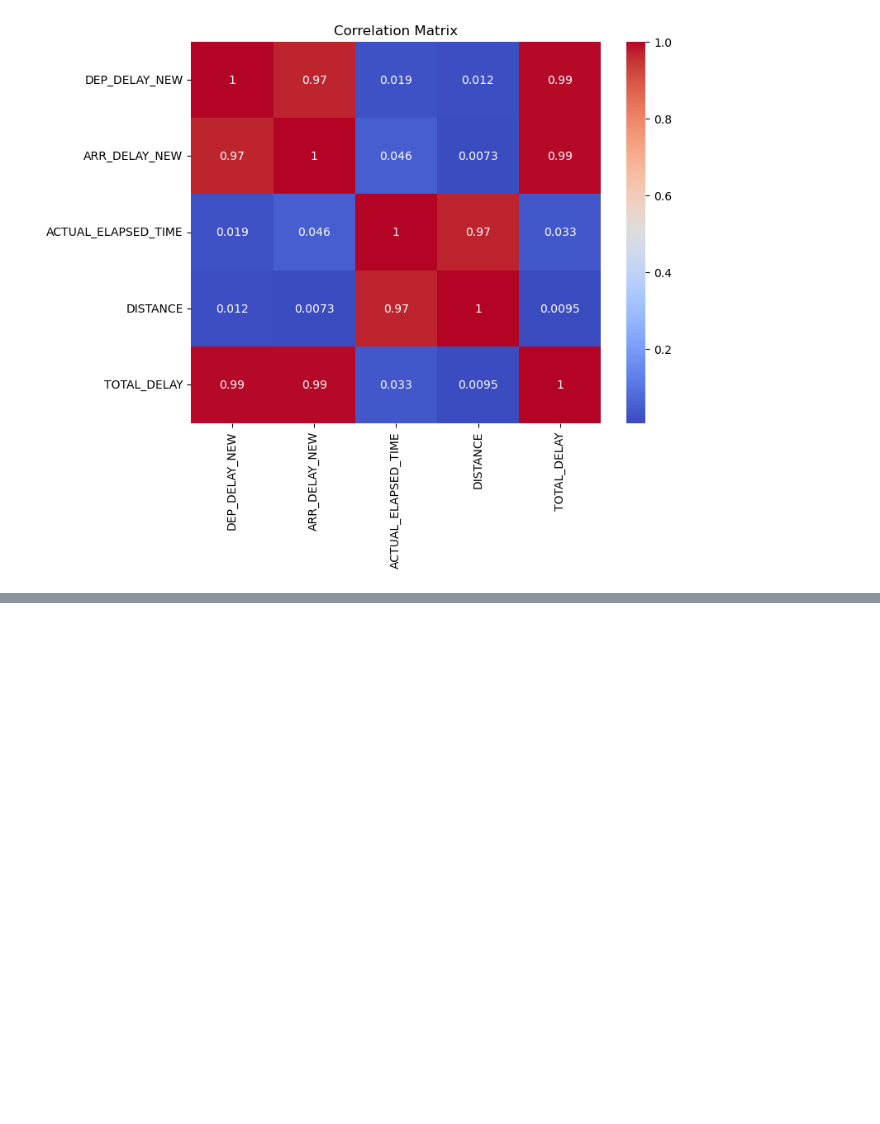
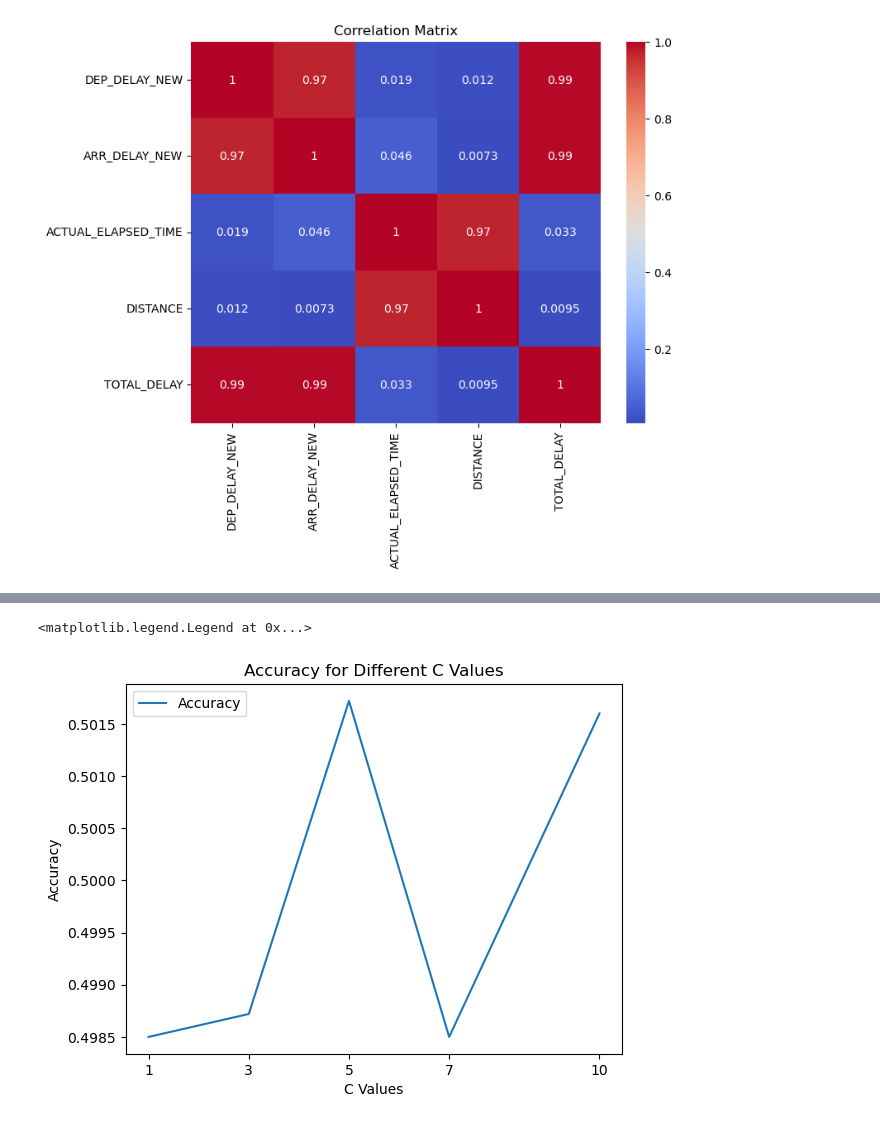
Before and after one commit to ssamat/COGS109, a Jupyter notebook: Final_Project_Template.ipynb, the cells around one changed output, grey strips where cells are left out. Saved outputs shown, nothing was run; the diff lists cells and outputs as text; code cells hidden in the pictures; blank space fills up the shorter version.

```diff
--- a/Final_Project_Template.ipynb
+++ b/Final_Project_Template.ipynb
@@ -1075,18 +301,0 @@ F1 score: 0.6524479177266282
-# %%
-from sklearn.svm import SVC, LinearSVC
-from sklearn.model_selection import train_test_split
-from sklearn.metrics import accuracy_score
-# Create an SVM classifier
-svm_model = LinearSVC(C = 100, penalty= "l2", loss = 'squared_hinge')
-
-# Train the SVM model
-svm_model.fit(X_train, y_train)
-
-# Make predictions on the test set
-y_pred = svm_model.predict(X_test)
-
-# Calculate the accuracy of the model
-accuracy = accuracy_score(y_test, y_pred)
-print("Accuracy:", accuracy)
-print(svm_model.coef_)
-print( svm_model.intercept_)
@@ -1200,0 +373,12 @@ accuracy_score(y_test,y_pred3)
+# %%
+# Plot the progression of C values against accuracy
+plt.plot(c_values, accuracies, label='Accuracy')
+plt.xlabel('C Values')
+plt.xticks(c_values)
+plt.ylabel('Accuracy')
+plt.title('Accuracy for Different C Values')
+
+plt.legend()
+# %% [output]
+<matplotlib.legend.Legend at 0x...>
+[figure, added]
```
Also changed, not shown: parts of 60 cells of this notebook.
